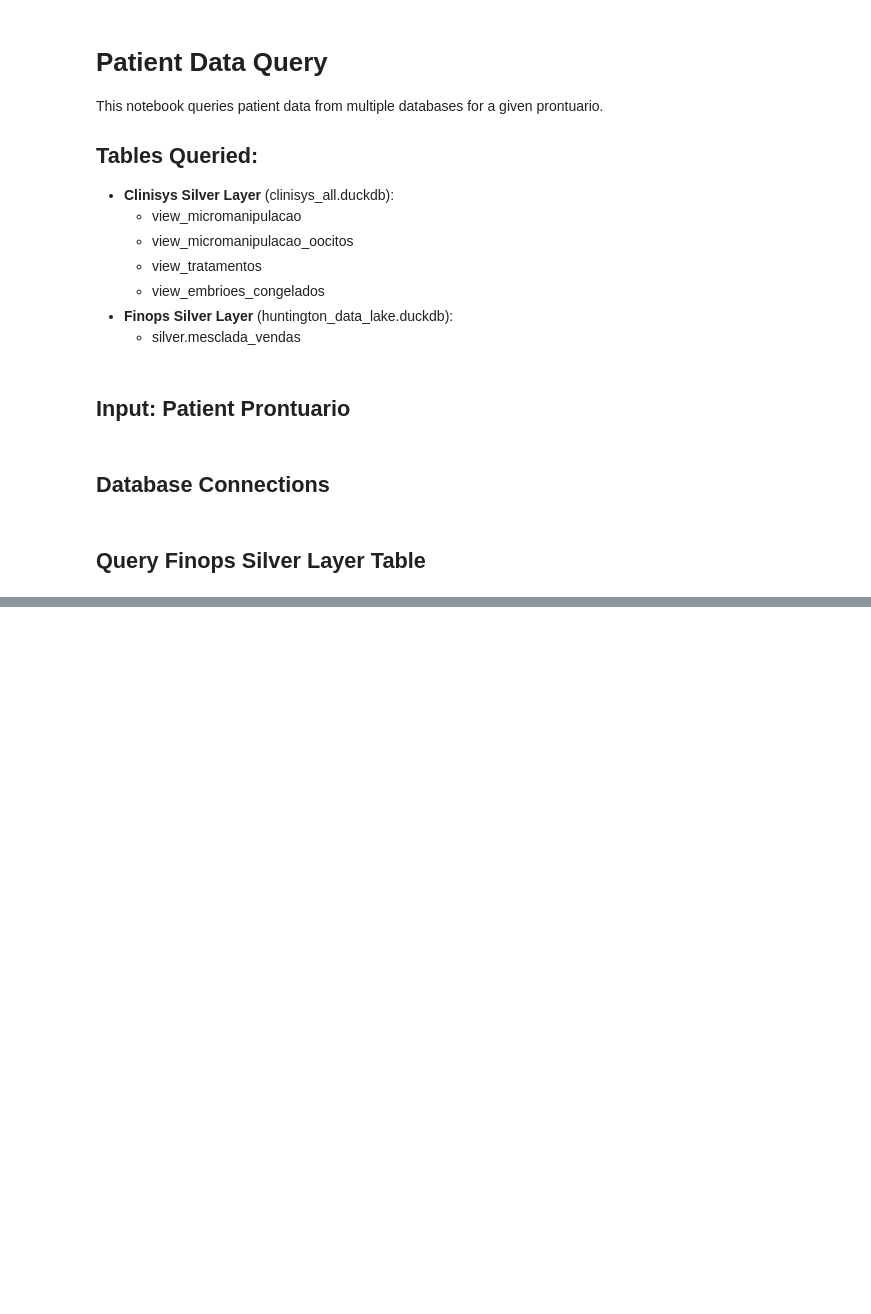
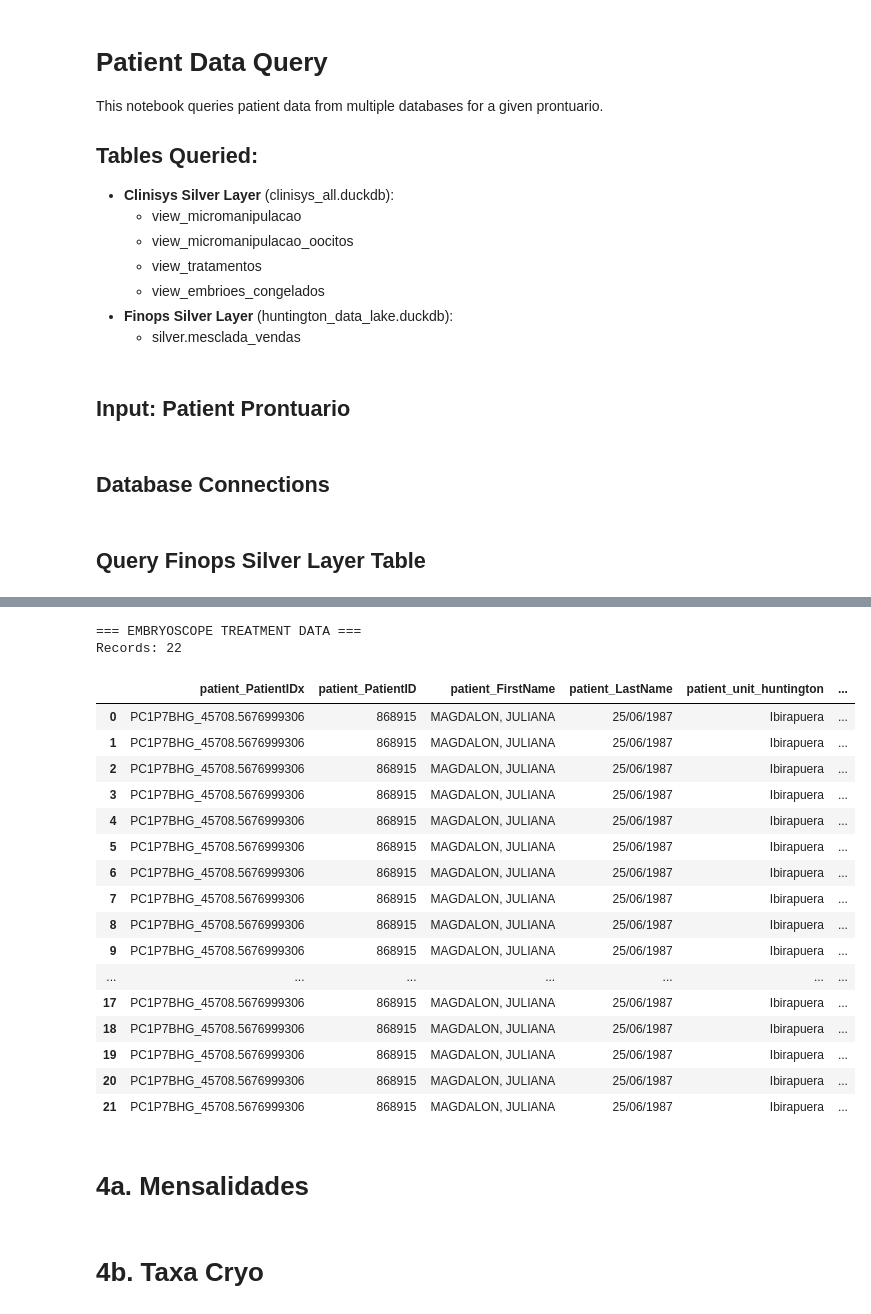
Before and after one commit to bobbypestana/embryoscope-extraction, a Jupyter notebook: finops/explore/query_patient_data.ipynb, the cells around one changed output, grey strips where cells are left out. Saved outputs shown, nothing was run; the diff lists cells and outputs as text; code cells hidden in the pictures; blank space fills up the shorter version.

```diff
--- a/finops/explore/query_patient_data.ipynb
+++ b/finops/explore/query_patient_data.ipynb
@@ -664,0 +865,31 @@ Found 1 records in resumed_consultas_timeline
+# %%
+# Embryoscope treatment data
+print("=== EMBRYOSCOPE TREATMENT DATA ===")
+embryoscope_treatment_data = results_with_timeline['embryoscope_treatment']
+print(f"Records: {len(embryoscope_treatment_data)}")
+if not embryoscope_treatment_data.empty:
+    display(embryoscope_treatment_data)
+else:
+    print("No embryoscope treatment data found.")
+# %% [output]
+=== EMBRYOSCOPE TREATMENT DATA ===
+Records: 22
+|  | patient_PatientIDx | patient_PatientID | patient_FirstName | patient_LastName | patient_unit_huntington | ... |
+| 0 | PC1P7BHG_45708.5676999306 | 868915 | MAGDALON, JULIANA | 25/06/1987 | Ibirapuera | ... |
+| 1 | PC1P7BHG_45708.5676999306 | 868915 | MAGDALON, JULIANA | 25/06/1987 | Ibirapuera | ... |
+| 2 | PC1P7BHG_45708.5676999306 | 868915 | MAGDALON, JULIANA | 25/06/1987 | Ibirapuera | ... |
+| 3 | PC1P7BHG_45708.5676999306 | 868915 | MAGDALON, JULIANA | 25/06/1987 | Ibirapuera | ... |
+| 4 | PC1P7BHG_45708.5676999306 | 868915 | MAGDALON, JULIANA | 25/06/1987 | Ibirapuera | ... |
+| 5 | PC1P7BHG_45708.5676999306 | 868915 | MAGDALON, JULIANA | 25/06/1987 | Ibirapuera | ... |
+| 6 | PC1P7BHG_45708.5676999306 | 868915 | MAGDALON, JULIANA | 25/06/1987 | Ibirapuera | ... |
+| 7 | PC1P7BHG_45708.5676999306 | 868915 | MAGDALON, JULIANA | 25/06/1987 | Ibirapuera | ... |
+| 8 | PC1P7BHG_45708.5676999306 | 868915 | MAGDALON, JULIANA | 25/06/1987 | Ibirapuera | ... |
+| 9 | PC1P7BHG_45708.5676999306 | 868915 | MAGDALON, JULIANA | 25/06/1987 | Ibirapuera | ... |
+| ... | ... | ... | ... | ... | ... | ... |
+| 17 | PC1P7BHG_45708.5676999306 | 868915 | MAGDALON, JULIANA | 25/06/1987 | Ibirapuera | ... |
+| 18 | PC1P7BHG_45708.5676999306 | 868915 | MAGDALON, JULIANA | 25/06/1987 | Ibirapuera | ... |
+| 19 | PC1P7BHG_45708.5676999306 | 868915 | MAGDALON, JULIANA | 25/06/1987 | Ibirapuera | ... |
+| 20 | PC1P7BHG_45708.5676999306 | 868915 | MAGDALON, JULIANA | 25/06/1987 | Ibirapuera | ... |
+| 21 | PC1P7BHG_45708.5676999306 | 868915 | MAGDALON, JULIANA | 25/06/1987 | Ibirapuera | ... |
+# %% [markdown]
+# 4a. Mensalidades
@@ -664,0 +905,2 @@ Found 1 records in resumed_consultas_timeline
+# %% [markdown]
+# 4b. Taxa Cryo
```
Also changed, not shown: parts of 37 cells of this notebook, 3 other files.
